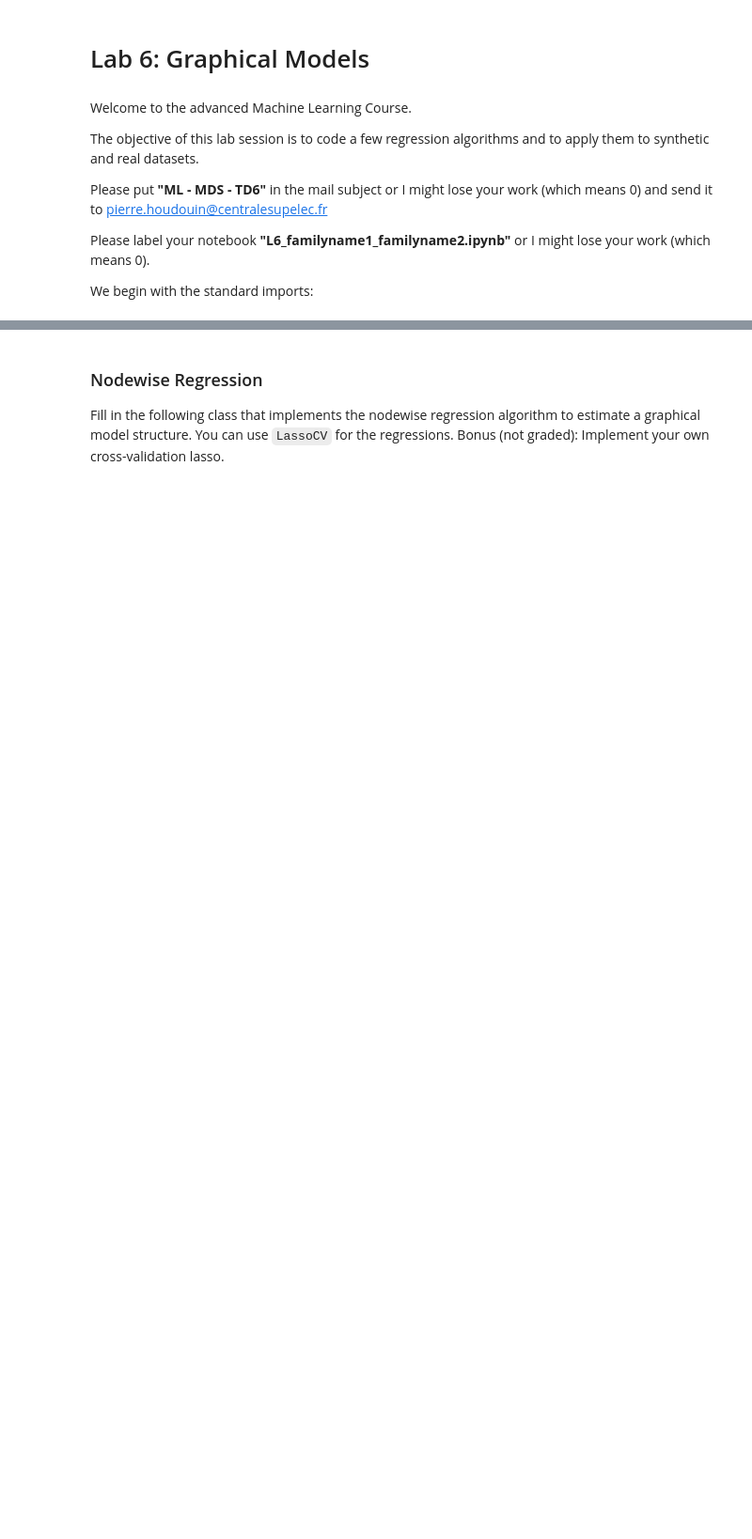
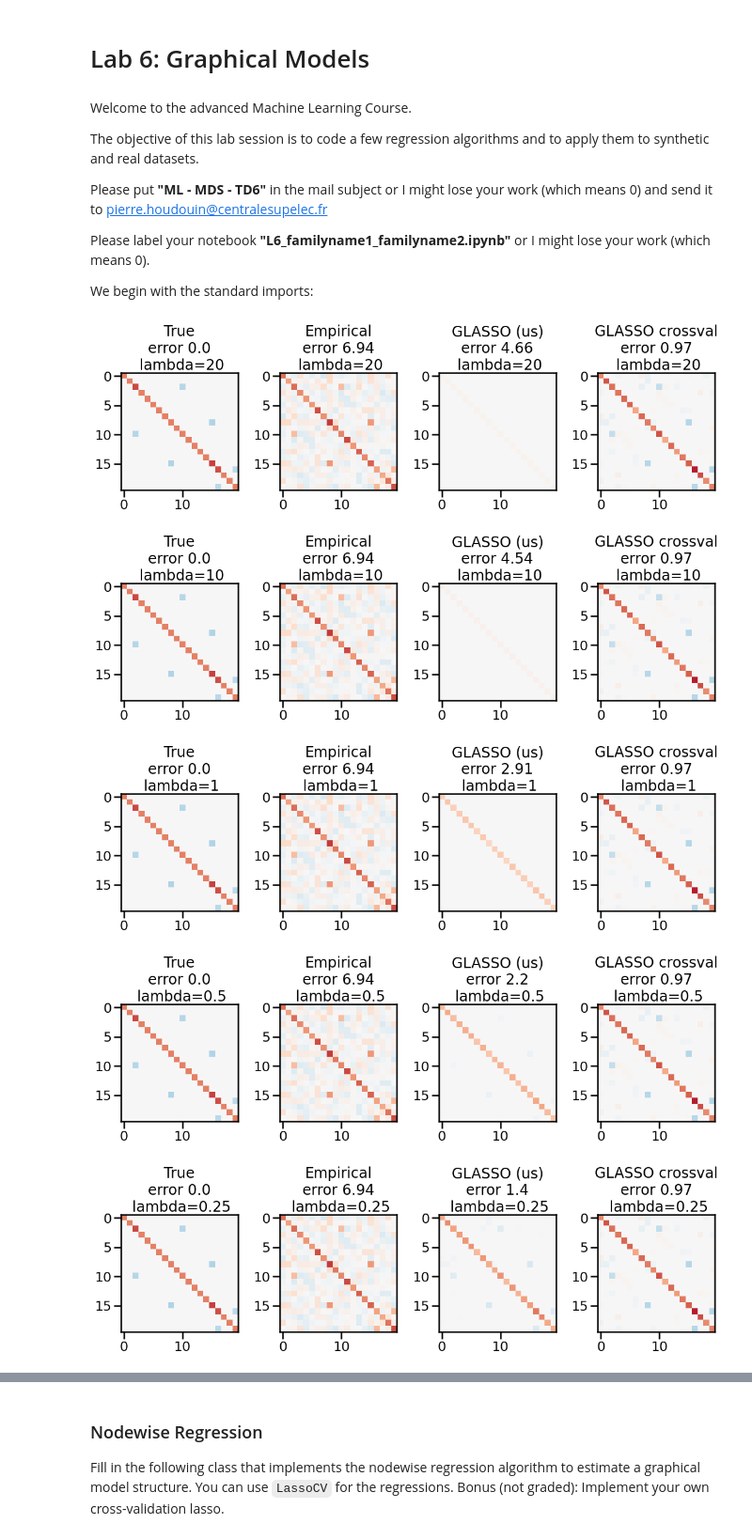
Before and after one commit to amigourou/machine-learning-course, a Jupyter notebook: ML-advanced/TD6/lab6.ipynb, the cells around one changed output, grey strips where cells are left out. Shown at 94% size. Cells and saved outputs as stored; diff of their text form; code cells hidden in the pictures; blank space fills up the shorter version.

```diff
--- a/ML-advanced/TD6/lab6.ipynb
+++ b/ML-advanced/TD6/lab6.ipynb
@@ -70,35 +118,62 @@ class my_GLasso():
 # %%
+from sklearn.covariance import GraphicalLassoCV
+from sklearn.datasets import make_sparse_spd_matrix
+
 # TODO : Compare methods of estimating the covariance matrix in low-sample regime
 n_samples = 60
 n_features = 20
 
 # Simulate data (multivariate gaussian)
-from sklearn.datasets import make_sparse_spd_matrix
+
 rng = np.random.RandomState(1)
 prec = make_sparse_spd_matrix(n_features, alpha=.98, smallest_coef=.4, largest_coef=.7, random_state=rng)
 cov = np.linalg.inv(prec)
 mean = np.zeros(n_features)
 data = np.random.multivariate_normal(mean, cov, n_samples)
 err = np.linalg.norm(prec - prec)
 
 prec_empirical = np.linalg.inv(np.dot(data.T, data) / n_samples)
 err_empirical = np.linalg.norm(prec - prec_empirical)
 
-# Scikit-learn Graphical Lasso with cross validation
+lambda_value = [20, 10,1,0.5,0.25,0.1, 0.05, 0.01]
 
-# Graphical Lasso estimation using our implementation
+for lambd in lambda_value:
+    # Scikit-learn Graphical Lasso with cross validation
 
-# Visual comparison
-titles = ["True", "Empirical", "GLASSO (us)", "GLASSO crossval"]
-imgs = [prec, prec_empirical, prec_glasso, prec_glassocv]
-errors = [err, err_empirical, err_glasso, err_glassocv]
 
-ncols = len(titles)
-fig, axes = plt.subplots(1, ncols, figsize=(15, 5))
-for idx, ax in enumerate(axes.flatten()):
-    img = imgs[idx]
-    error = np.around(errors[idx], decimals=2)
-    title = titles[idx] + f'\n error {error}'
-    ax.imshow(img, vmin=-vmax, vmax=vmax, interpolation='nearest', cmap=plt.cm.RdBu_r)
-    ax.set_title(title)
-fig.tight_layout()
+    model_skl = GraphicalLassoCV()
+    model_skl.fit(data)
+    prec_glassocv = model_skl.precision_
+    err_glassocv = np.linalg.norm(prec_glassocv - prec)
+
+    # Get the estimated precision matrix (inverse covariance)
+
+    model_us = my_GLasso(lambd, max_iter=500, mu=0.5)
+    model_us.fit(data)
+    prec_glasso = model_us.precision_
+    err_glasso = np.linalg.norm(prec_glasso - prec)
+
+    # Graphical Lasso estimation using our implementation
+
+    # Visual comparison
+    titles = ["True", "Empirical", "GLASSO (us)", "GLASSO crossval"]
+    imgs = [prec, model_us.S, prec_glasso, prec_glassocv]
+    errors = [err, err_empirical, err_glasso, err_glassocv]
+
+    vmax = 2
+
+    ncols = len(titles)
+    fig, axes = plt.subplots(1, ncols, figsize=(15, 5))
+    for idx, ax in enumerate(axes.flatten()):
+        img = imgs[idx]
+        error = np.around(errors[idx], decimals=2)
+        title = titles[idx] + f'\n error {error} \n lambda={lambd}'
+        ax.imshow(img, vmin=-vmax, vmax=vmax, interpolation='nearest', cmap=plt.cm.RdBu_r)
+        ax.set_title(title)
+    fig.tight_layout()
+# %% [output]
+[figure, added]
+[figure, added]
+[figure, added]
+[figure, added]
+[figure, added]
```
Also changed, not shown: parts of 13 cells of this notebook, 1 other file.
